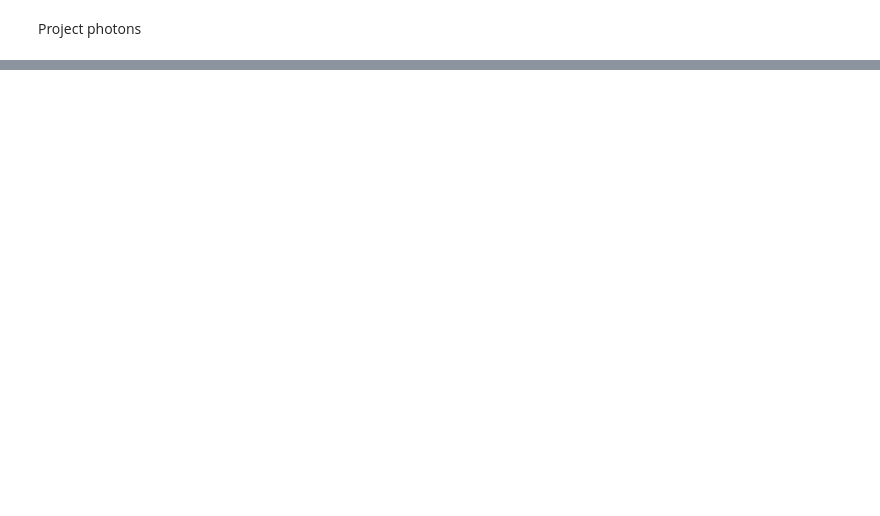
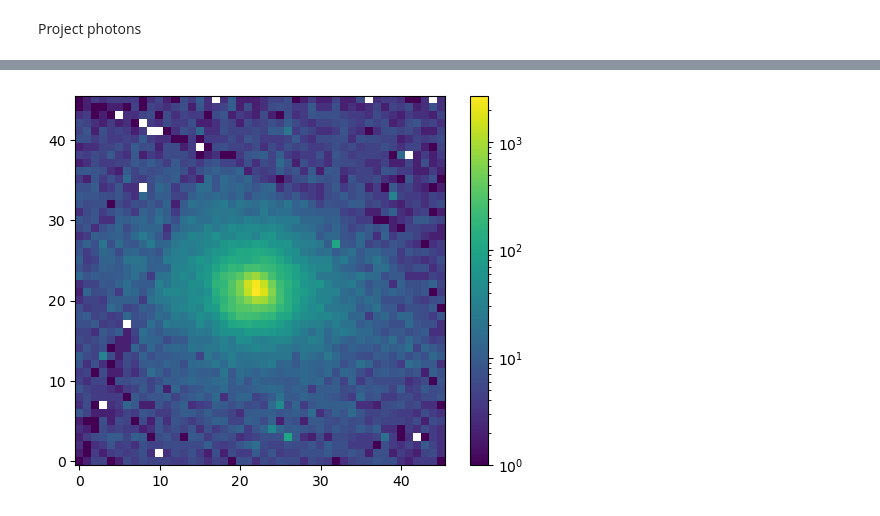
Before and after one commit to Infinite-Improbability/BayesX, a Jupyter notebook: scripts/tng/tng_prep.ipynb, the cells around one changed output, grey strips where cells are left out. Drawn from its saved outputs; the diff is of its cells as text; code cells hidden in the pictures; blank space fills up the shorter version.

```diff
--- a/scripts/tng/tng_prep.ipynb
+++ b/scripts/tng/tng_prep.ipynb
@@ -375,9 +375,12 @@ soxs : [INFO     ] 2023-04-28 15:59:24,604 Writing source 'tng_s91_h0_' to tng_s
 bg_exp_time = (300., "ks") # for background file
 obs_exp_time = (300., "ks")
 energy_range = (0.3, 7.0) # of observation
+# %%
+evts_path = prefix + "obs_img.fits"
+bg_path = prefix + "bg.fits"
 # %%
-soxs.make_background_file(prefix + "bg.fits", bg_exp_time, "chandra_acisi_cy0", pos, overwrite=True)
-soxs.instrument_simulator(prefix + "_simput.fits", prefix + "obs_evt.fits", obs_exp_time, "chandra_acisi_cy0",
-                          pos, overwrite=True, bkgnd_file=prefix+'bg.fits')
-soxs.write_image(prefix + "obs_evt.fits", prefix + "obs_img.fits", emin=energy_range[0], emax=energy_range[1], overwrite=True)
+soxs.make_background_file(bg_path, bg_exp_time, "chandra_acisi_cy0", pos, overwrite=True)
+soxs.instrument_simulator(prefix + "_simput.fits", evts_path, obs_exp_time, "chandra_acisi_cy0",
+                          pos, overwrite=True, bkgnd_file=bg_path)
+soxs.write_image(evts_path, prefix + "obs_img.fits", emin=energy_range[0], emax=energy_range[1], overwrite=True)
 # %% [output]
@@ -412,0 +460,8 @@ soxs.plot_image(prefix + "obs_img.fits", stretch='log', cmap='viridis', width=0.
+# %%
+evts = Events.load_fits(evts_path, False)
+bg = Events.load_fits(bg_path, True)
+arf = ARF.load_fits(arf_path)
+rmf = RMF.load_fits(rmf_path)
+mask_bounds = (coords[0] - coords[2] / 2, coords[0] + coords[2] / 2, coords[1] - coords[3] / 2, coords[1] + coords[3] / 2)
+print(f"Mask bounds: {mask_bounds}")
+mask = Mask.load_reg(mask_path, *mask_bounds)
@@ -412,0 +498,4 @@ soxs.plot_image(prefix + "obs_img.fits", stretch='log', cmap='viridis', width=0.
+# %%
+evts.bin_plot()
+# %% [output]
+[figure, added]
```
Also changed, not shown: parts of 28 cells of this notebook.
